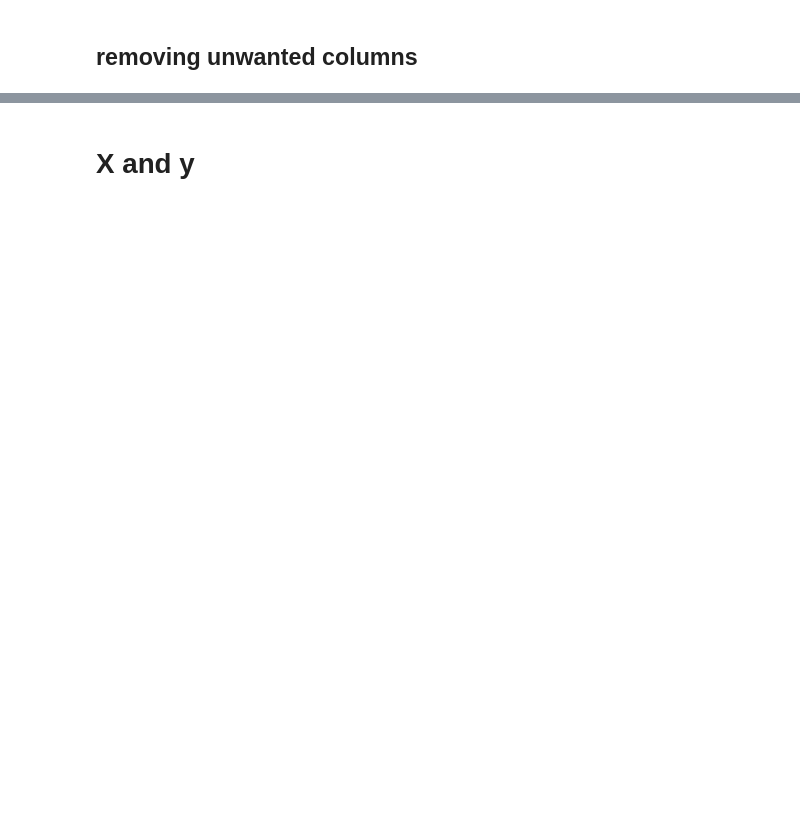
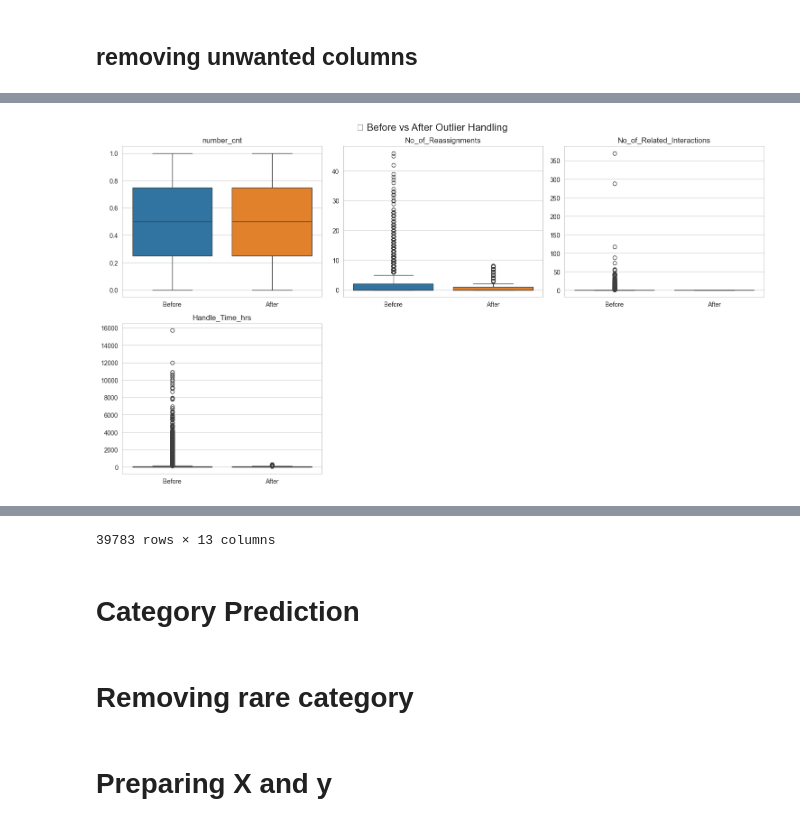
Before and after one commit to CodeWithMilind/Data-Science---Github, a Jupyter notebook: Internship/Client Project/AutoLoag.ipynb, the cells around one changed output, grey strips where cells are left out. Saved outputs shown, nothing was run; the diff lists cells and outputs as text; code cells hidden in the pictures; blank space fills up the shorter version.

```diff
--- a/Internship/Client Project/AutoLoag.ipynb
+++ b/Internship/Client Project/AutoLoag.ipynb
@@ -42,3 +62,9 @@ df["Impact"] = df["Impact"].replace("NS",df["Impact"].mode()[0]).astype(int)
 df['Urgency'] = df['Urgency'].replace({'5 - Very Low':5}).astype(int)
 
 df['Urgency'].value_counts()
+
+
+df['Close_Time']    =  pd.to_datetime(df['Close_Time'], format='%d-%m-%Y %H:%M',errors='coerce')
+df['Open_Time'] =   pd.to_datetime(df['Open_Time'], format='%d-%m-%Y %H:%M',errors='coerce')
+df.drop("Handle_Time_hrs",axis=1,inplace=True)
+df["Handle_Time_hrs"] = (df["Close_Time"] - df["Open_Time"]).dt.total_seconds() / 3600
@@ -73,0 +79,9 @@ df.head(10)
+# %%
+
+num_col = df.select_dtypes(include=[np.number]).columns.tolist()
+cat_col = df.select_dtypes(include=['object']).columns.tolist()
+
+
+vz.handle_outliers(df,num_col,visualize=True,verbose=False,method="auto") # it handles outliers using IQR Method
+# %% [output]
+[figure, added]
@@ -73,0 +100 @@ df.head(10)
+39783 rows × 13 columns
@@ -73,0 +103,4 @@ df.head(10)
+# %% [markdown]
+# Category Prediction
+# %% [markdown]
+# Removing rare category
@@ -74,4 +113,4 @@ df.head(10)
 # %% [markdown]
-# X and y
+# Preparing X and y
 # %%
 X = df.drop("Category",axis=1)
```
Also changed, not shown: parts of 57 cells of this notebook, 10 other files.
